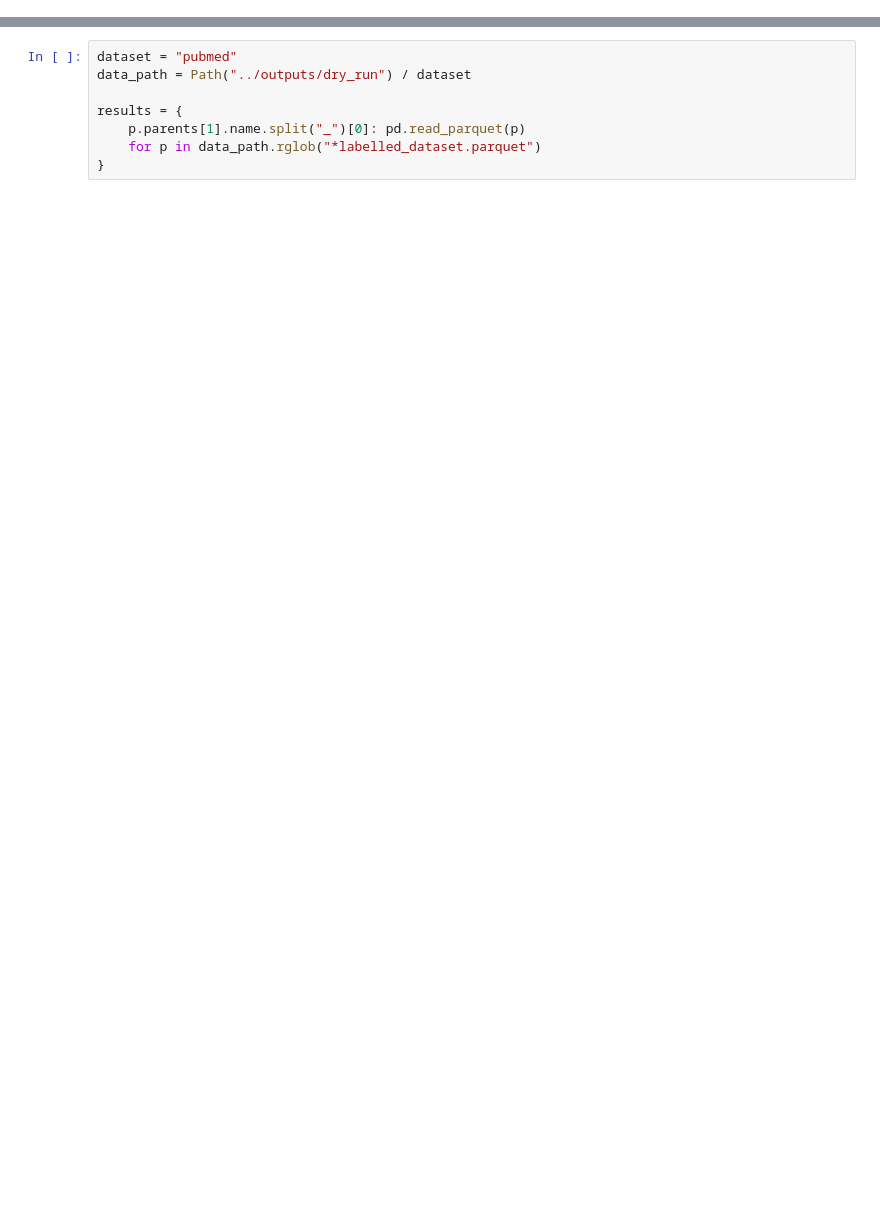
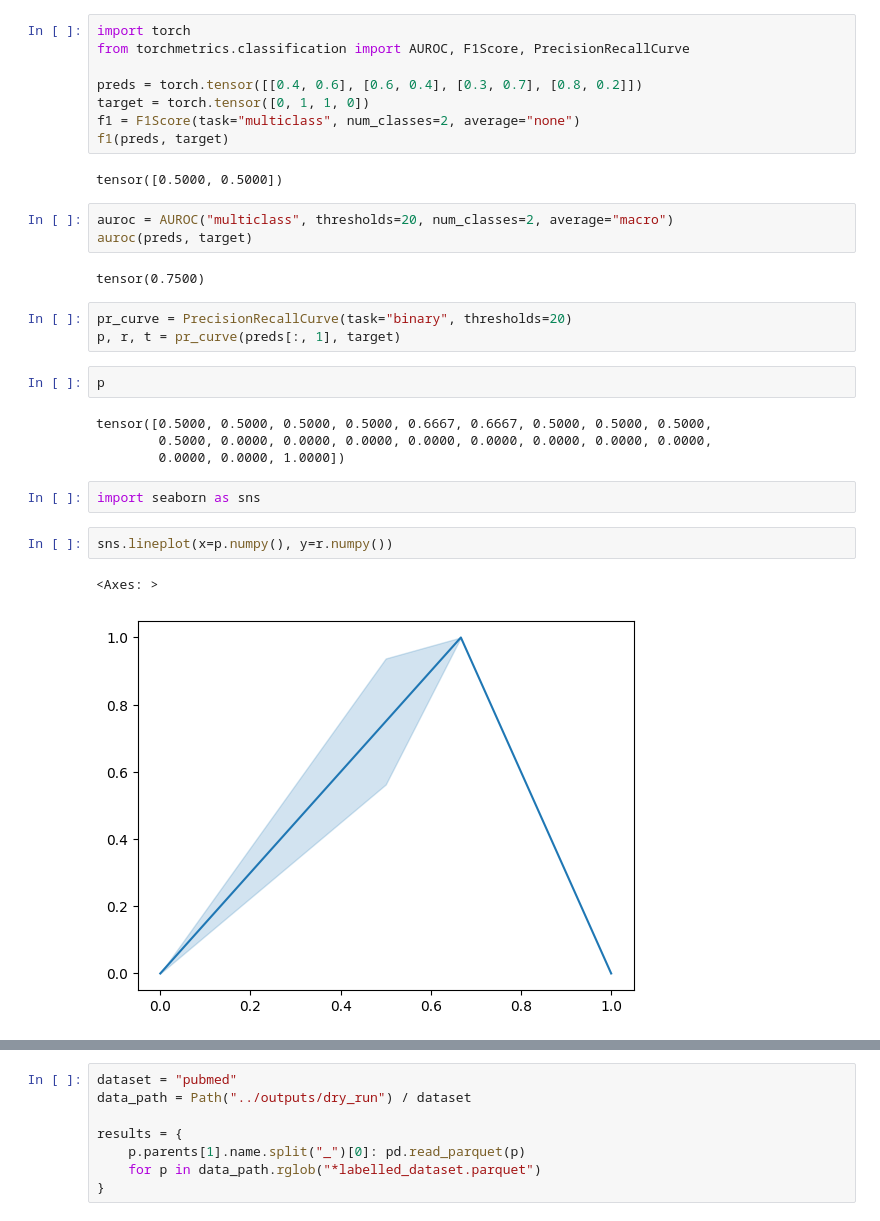
Before and after one commit to pietrolesci/anchoral, a Jupyter notebook: notebooks/analysis_experiment.ipynb, the cells around one changed output, grey strips where cells are left out. Saved outputs shown, nothing was run; the diff lists cells and outputs as text; blank space fills up the shorter version.

```diff
--- a/notebooks/analysis_experiment.ipynb
+++ b/notebooks/analysis_experiment.ipynb
@@ -4,0 +5,31 @@ from datasets import load_dataset
+# %%
+import torch
+from torchmetrics.classification import AUROC, F1Score, PrecisionRecallCurve
+
+preds = torch.tensor([[0.4, 0.6], [0.6, 0.4], [0.3, 0.7], [0.8, 0.2]])
+target = torch.tensor([0, 1, 1, 0])
+f1 = F1Score(task="multiclass", num_classes=2, average="none")
+f1(preds, target)
+# %% [output]
+tensor([0.5000, 0.5000])
+# %%
+auroc = AUROC("multiclass", thresholds=20, num_classes=2, average="macro")
+auroc(preds, target)
+# %% [output]
+tensor(0.7500)
+# %%
+pr_curve = PrecisionRecallCurve(task="binary", thresholds=20)
+p, r, t = pr_curve(preds[:, 1], target)
+# %%
+p
+# %% [output]
+tensor([0.5000, 0.5000, 0.5000, 0.5000, 0.6667, 0.6667, 0.5000, 0.5000, 0.5000,
+        0.5000, 0.0000, 0.0000, 0.0000, 0.0000, 0.0000, 0.0000, 0.0000, 0.0000,
+        0.0000, 0.0000, 1.0000])
+# %%
+import seaborn as sns
+# %%
+sns.lineplot(x=p.numpy(), y=r.numpy())
+# %% [output]
+<Axes: >
+[figure, added]
```
Also changed, not shown: parts of 22 cells of this notebook, 3 other files.
